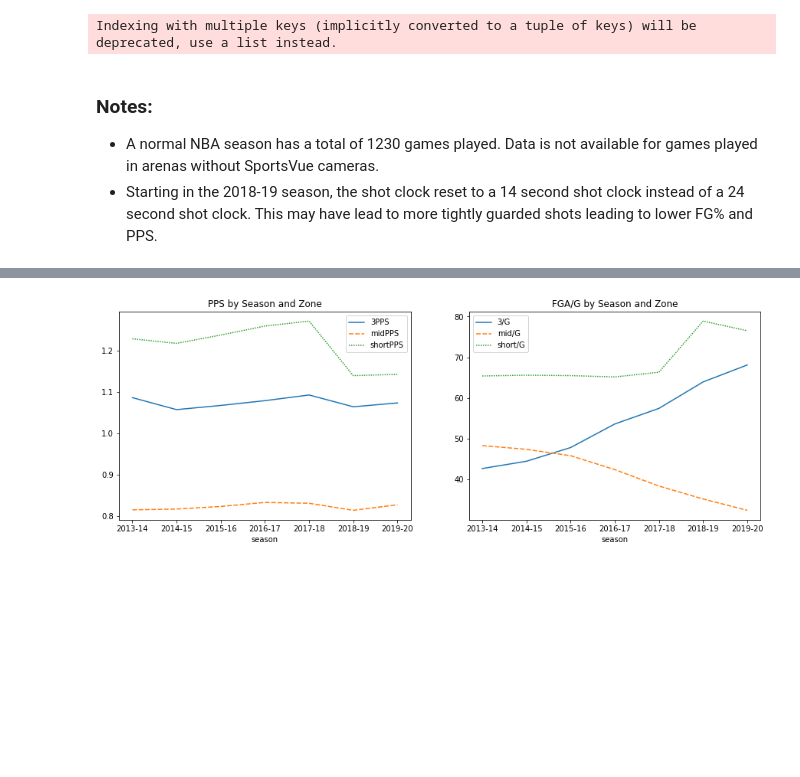
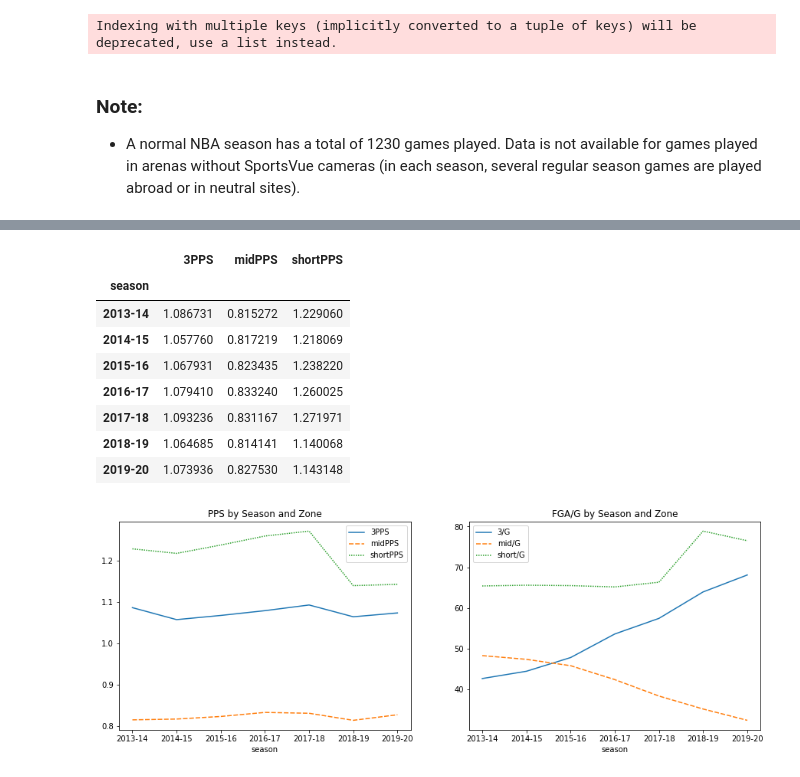
Before and after one commit to wplam107/nba_player_pos, a Jupyter notebook: notebooks/pps_seasons.ipynb, the cells around one changed output, grey strips where cells are left out. Cells and saved outputs as stored; diff of their text form; code cells hidden in the pictures; blank space fills up the shorter version.

```diff
--- a/notebooks/pps_seasons.ipynb
+++ b/notebooks/pps_seasons.ipynb
@@ -148,9 +148,8 @@ a['midPPS'] = a['midPCT'] * 2
 # %% [output]
 Indexing with multiple keys (implicitly converted to a tuple of keys) will be deprecated, use a list instead.
 # %% [markdown]
-### Notes:
-- A normal NBA season has a total of 1230 games played.  Data is not available for games played in arenas without SportsVue cameras.
-- Starting in the 2018-19 season, the shot clock reset to a 14 second shot clock instead of a 24 second shot clock.  This may have lead to more tightly guarded shots leading to lower FG% and PPS.
+### Note:
+- A normal NBA season has a total of 1230 games played.  Data is not available for games played in arenas without SportsVue cameras (in each season, several regular season games are played abroad or in neutral sites).
 # %%
 a
 # %% [output]
@@ -167,6 +166,18 @@ a.set_index('season', inplace=True)
 # %%
 pps = a[['3PPS', 'midPPS', 'shortPPS']]
 atts = a[['3/G', 'mid/G', 'short/G']]
+# %%
+pps
+# %% [output]
+|  | 3PPS | midPPS | shortPPS |
+| season |  |  |  |
+| 2013-14 | 1.086731 | 0.815272 | 1.229060 |
+| 2014-15 | 1.057760 | 0.817219 | 1.218069 |
+| 2015-16 | 1.067931 | 0.823435 | 1.238220 |
+| 2016-17 | 1.079410 | 0.833240 | 1.260025 |
+| 2017-18 | 1.093236 | 0.831167 | 1.271971 |
+| 2018-19 | 1.064685 | 0.814141 | 1.140068 |
+| 2019-20 | 1.073936 | 0.827530 | 1.143148 |
 # %%
 fig, axs = plt.subplots(1, 2, figsize=(15,5))
 sns.lineplot(data=pps, ax=axs[0]).set_title('PPS by Season and Zone')
```
Also changed, not shown: parts of 12 cells of this notebook, 1 other file.
